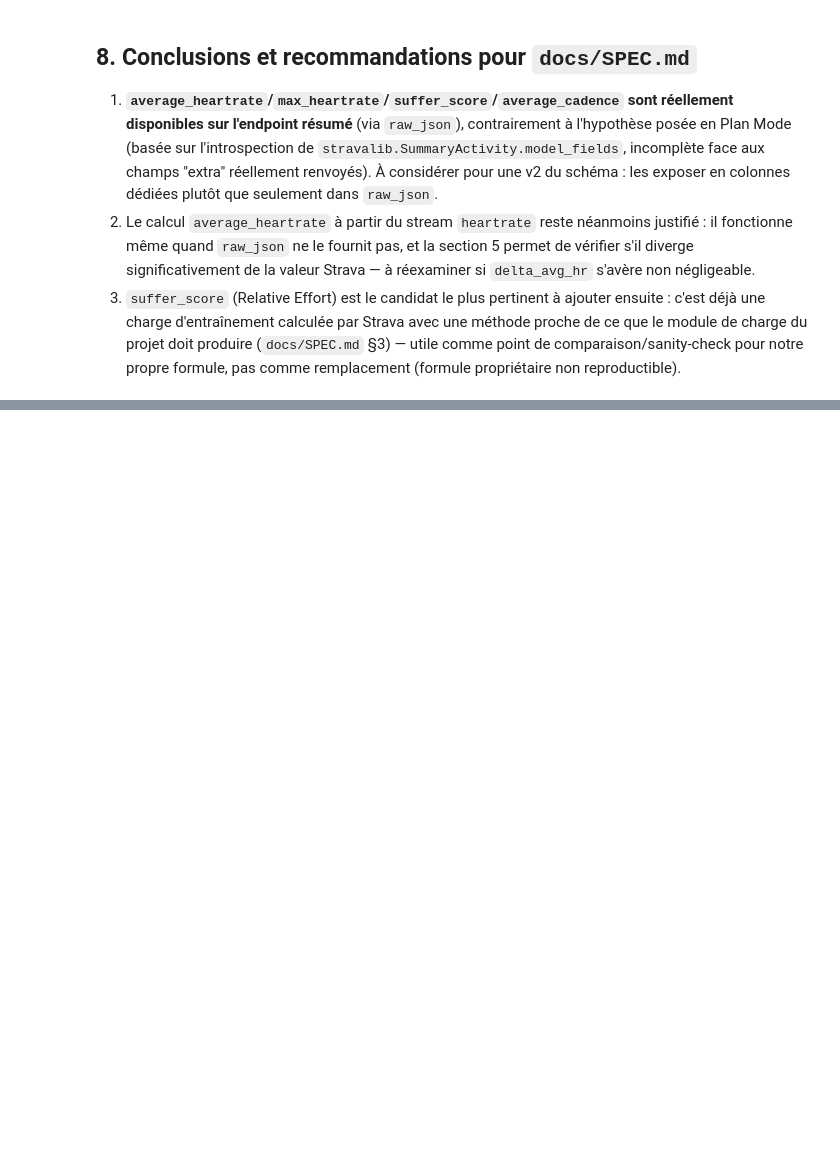
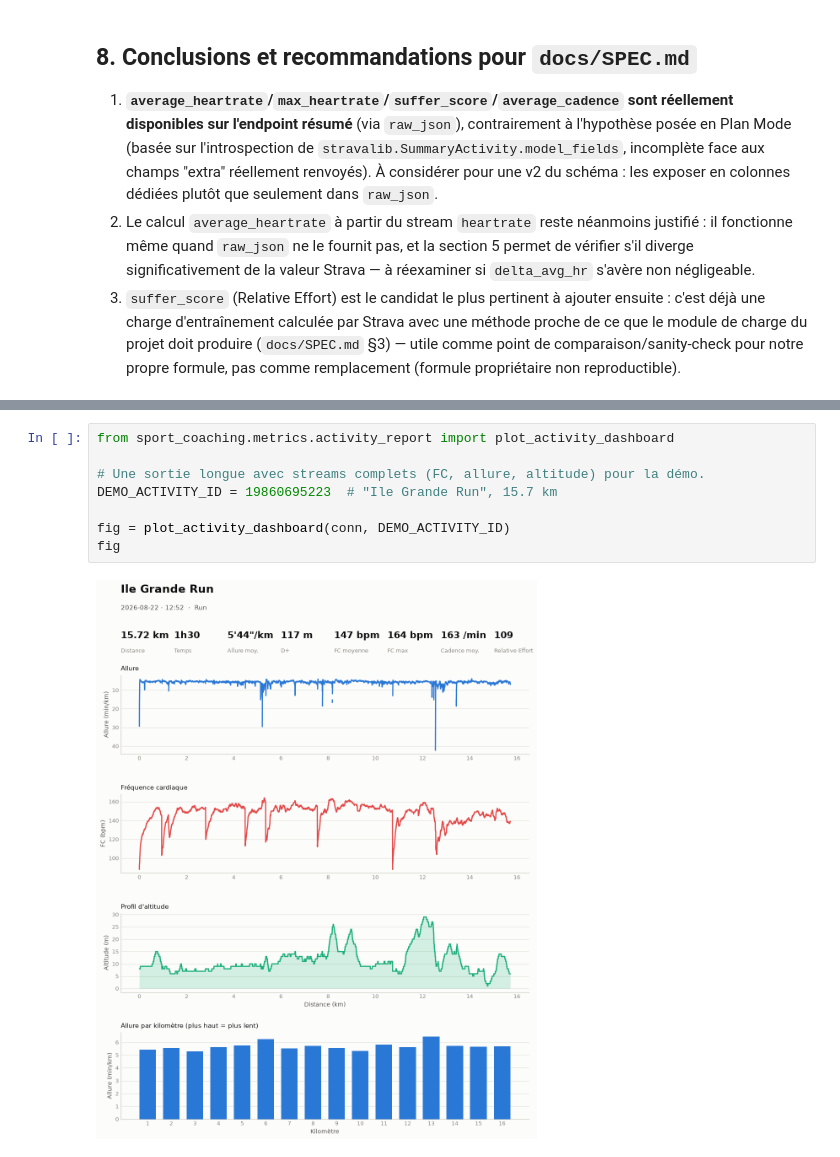
Before and after one commit to LaDouce9/sport-ai-coaching, a Jupyter notebook: notebooks/strava_data_audit.ipynb, the cells around one changed output, grey strips where cells are left out. Cells and saved outputs as stored; diff of their text form; blank space fills up the shorter version.

```diff
--- a/notebooks/strava_data_audit.ipynb
+++ b/notebooks/strava_data_audit.ipynb
@@ -197,0 +202,10 @@ not_in_schema
+# %%
+from sport_coaching.metrics.activity_report import plot_activity_dashboard
+
+# Une sortie longue avec streams complets (FC, allure, altitude) pour la démo.
+DEMO_ACTIVITY_ID = 19860695223  # "Ile Grande Run", 15.7 km
+
+fig = plot_activity_dashboard(conn, DEMO_ACTIVITY_ID)
+fig
+# %% [output]
+[figure, added]
```
Also changed, not shown: parts of 4 cells of this notebook, 4 other files.
